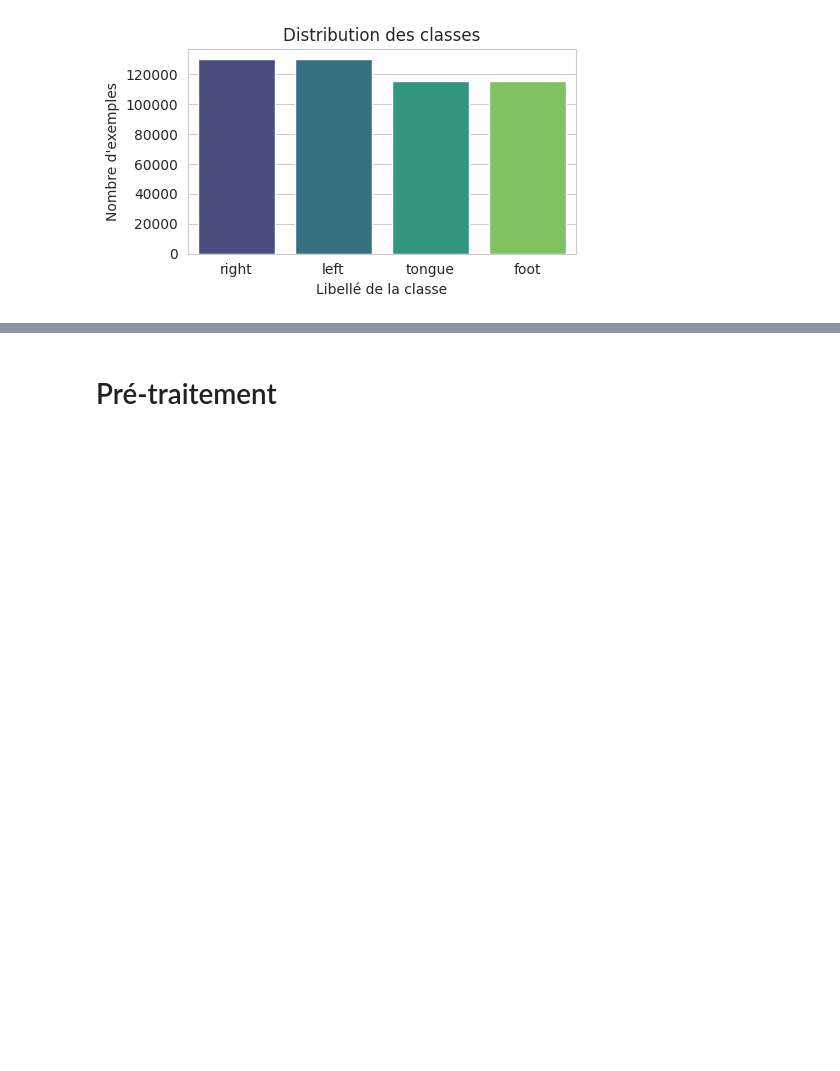
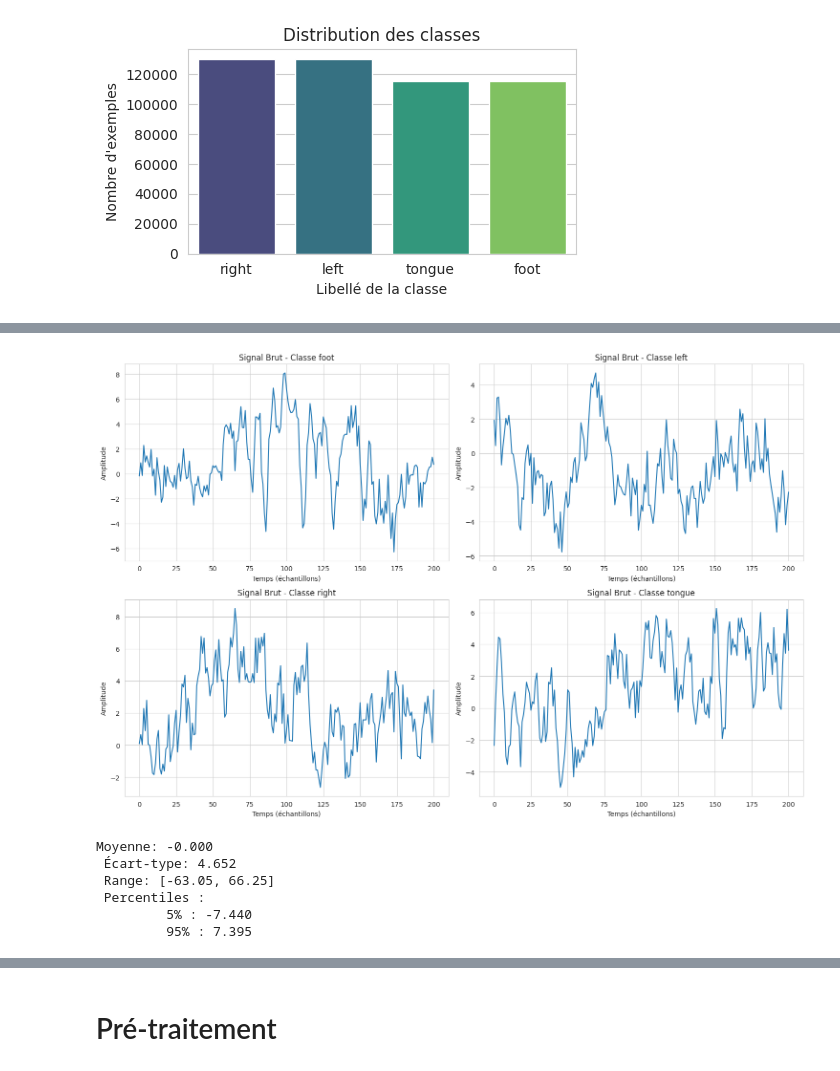
Before and after one commit to iRyann/EEG-Classification, a Jupyter notebook: eeg-classification.ipynb, the cells around one changed output, grey strips where cells are left out. Cells and saved outputs as stored; diff of their text form; code cells hidden in the pictures; blank space fills up the shorter version.

```diff
--- a/eeg-classification.ipynb
+++ b/eeg-classification.ipynb
@@ -80,0 +246,42 @@ plt.show()
+# %%
+
+fig, axes = plt.subplots(2, 2, figsize=(15, 10))
+sample_indices = {label: np.where(y == label)[0][0] for label in np.unique(y)}
+for i, (label, idx) in enumerate(sample_indices.items()):
+    row, col = (i//2, i%2) if i > 0 else (0, 1)
+    if i == 0: row, col = 0, 0
+    if i == 1: row, col = 0, 1
+    if i == 2: row, col = 1, 0
+    if i == 3: row, col = 1, 1
+
+    axes[row, col].plot(x[idx, 10, :])  # Canal 10 comme exemple
+    axes[row, col].set_title(f'Signal Brut - Classe {label}')
+    axes[row, col].set_xlabel('Temps (échantillons)')
+    axes[row, col].set_ylabel('Amplitude')
+
+plt.tight_layout()
+plt.show()
+# %% [output]
+[figure, added]
+# %%
+stats_raw = {
+    'mean': np.mean(x),
+    'std': np.std(x),
+    'min': np.min(x),
+    'max': np.max(x),
+    'outliers_5pct': np.percentile(x, 5),
+    'outliers_95pct': np.percentile(x, 95)
+}
+
+results_1 = f"Moyenne: {stats_raw['mean']:.3f}\n Écart-type: {stats_raw['std']:.3f}\n Range: [{stats_raw['min']:.2f}, {stats_raw['max']:.2f}]\n \
+Percentiles :\n \
+\t 5% : {stats_raw['outliers_5pct']:.3f}\n \
+\t 95% : {stats_raw['outliers_95pct']:.3f}\n"
+print(results_1)
+# %% [output]
+Moyenne: -0.000
+ Écart-type: 4.652
+ Range: [-63.05, 66.25]
+ Percentiles :
+         5% : -7.440
+         95% : 7.395
```
Also changed, not shown: parts of 85 cells of this notebook.
